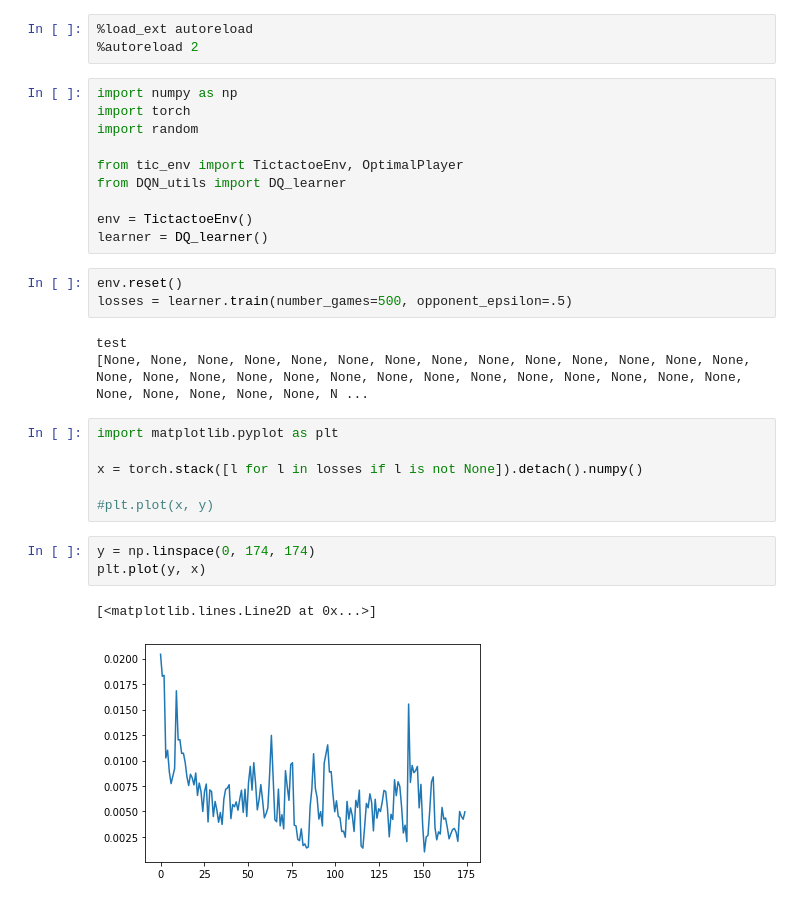
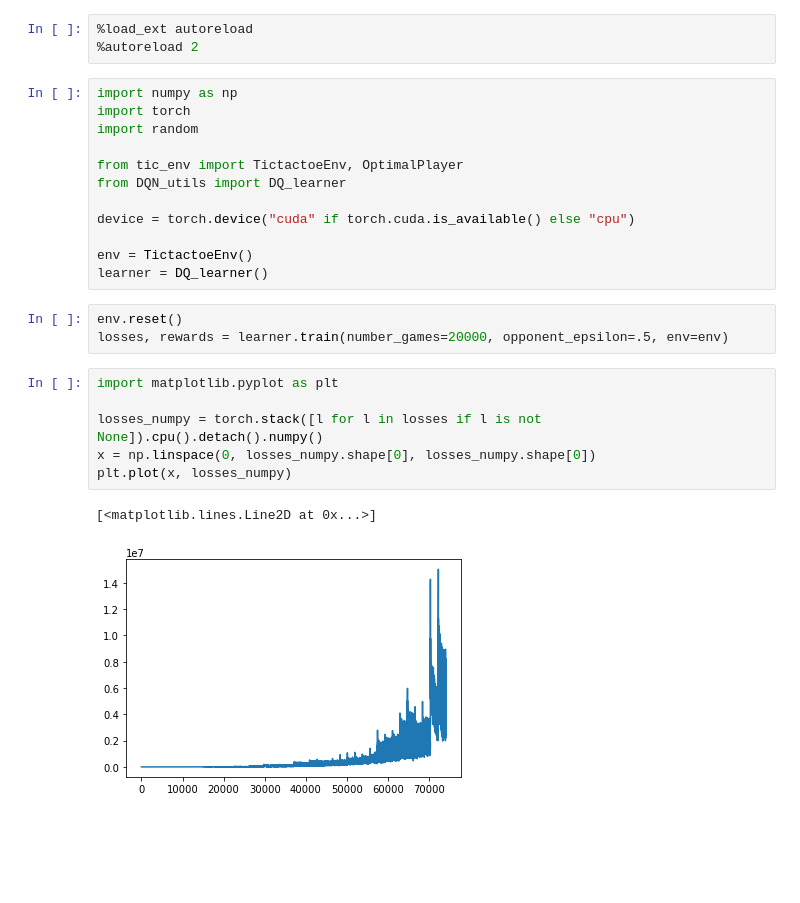
Before and after one commit to Noam-Ghenassia/ANN_miniproject, a Jupyter notebook: results.ipynb, the cells around one changed output. Drawn from its saved outputs; the diff is of its cells as text; blank space fills up the shorter version.

```diff
--- a/results.ipynb
+++ b/results.ipynb
@@ -30,23 +30,19 @@ import random
 from tic_env import TictactoeEnv, OptimalPlayer
 from DQN_utils import DQ_learner
 
+device = torch.device("cuda" if torch.cuda.is_available() else "cpu")
+
 env = TictactoeEnv()
 learner = DQ_learner()
 # %%
 env.reset()
-losses = learner.train(number_games=500, opponent_epsilon=.5)
+losses, rewards = learner.train(number_games=20000, opponent_epsilon=.5, env=env)
-# %% [output]
-test
-[None, None, None, None, None, None, None, None, None, None, None, None, None, None, None, None, None, None, None, None, None, None, None, None, None, None, None, None, None, None, None, None, None, N ...
 # %%
 import matplotlib.pyplot as plt
 
-x = torch.stack([l for l in losses if l is not None]).detach().numpy()
-
-#plt.plot(x, y)
+losses_numpy = torch.stack([l for l in losses if l is not None]).cpu().detach().numpy()
+x = np.linspace(0, losses_numpy.shape[0], losses_numpy.shape[0])
+plt.plot(x, losses_numpy)
+# %% [output]
+[<matplotlib.lines.Line2D at 0x...>]
+[figure, added]
-# %%
-y = np.linspace(0, 174, 174)
-plt.plot(y, x)
-# %% [output]
-[<matplotlib.lines.Line2D at 0x...>]
-[figure, removed]
```
Also changed, not shown: parts of 2 cells of this notebook, 1 other file.
